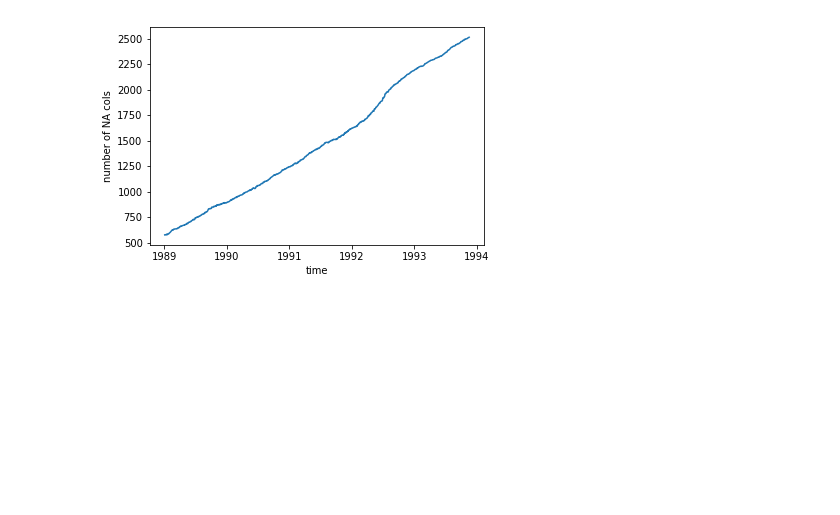
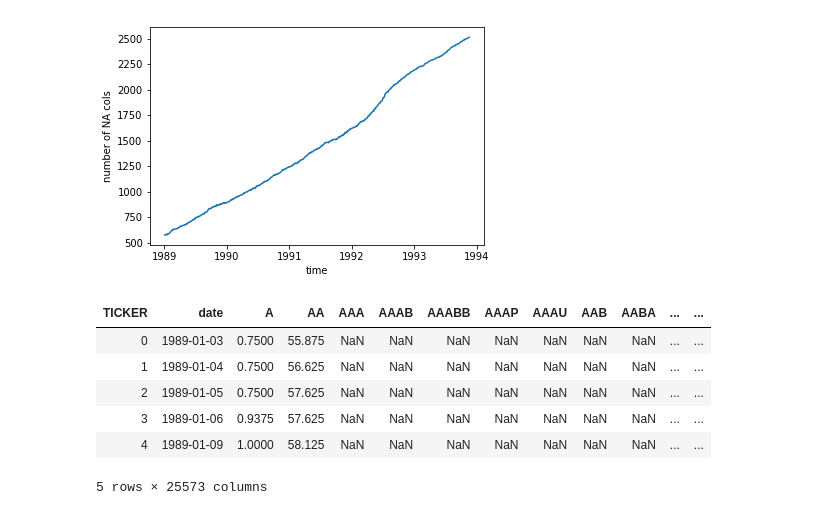
Before and after one commit to ozanozd/Financial_Big_Data_52_weeks, a Jupyter notebook: Get_Data.ipynb, the cells around one changed output. Saved outputs shown, nothing was run; the diff lists cells and outputs as text; code cells hidden in the pictures; blank space fills up the shorter version.

```diff
--- a/Get_Data.ipynb
+++ b/Get_Data.ipynb
@@ -249,5 +248,17 @@ Removed_DF.columns.size
 #r.reset_index(level=0, inplace=True)
 # %%
 #r.head()
+# %%
+DF_per_comp.reset_index(level=0, inplace=True)
+# %%
+DF_per_comp.head()
+# %% [output]
+| TICKER | date | A | AA | AAA | AAAB | AAABB | AAAP | AAAU | AAB | AABA | ... | ... |
+| 0 | 1989-01-03 | 0.7500 | 55.875 | NaN | NaN | NaN | NaN | NaN | NaN | NaN | ... | ... |
+| 1 | 1989-01-04 | 0.7500 | 56.625 | NaN | NaN | NaN | NaN | NaN | NaN | NaN | ... | ... |
+| 2 | 1989-01-05 | 0.7500 | 57.625 | NaN | NaN | NaN | NaN | NaN | NaN | NaN | ... | ... |
+| 3 | 1989-01-06 | 0.9375 | 57.625 | NaN | NaN | NaN | NaN | NaN | NaN | NaN | ... | ... |
+| 4 | 1989-01-09 | 1.0000 | 58.125 | NaN | NaN | NaN | NaN | NaN | NaN | NaN | ... | ... |
+5 rows × 25573 columns
 # %%
 feather.write_dataframe(DF_per_comp,"Equities_prices.feather")
```
Also changed, not shown: parts of 2 cells of this notebook.
